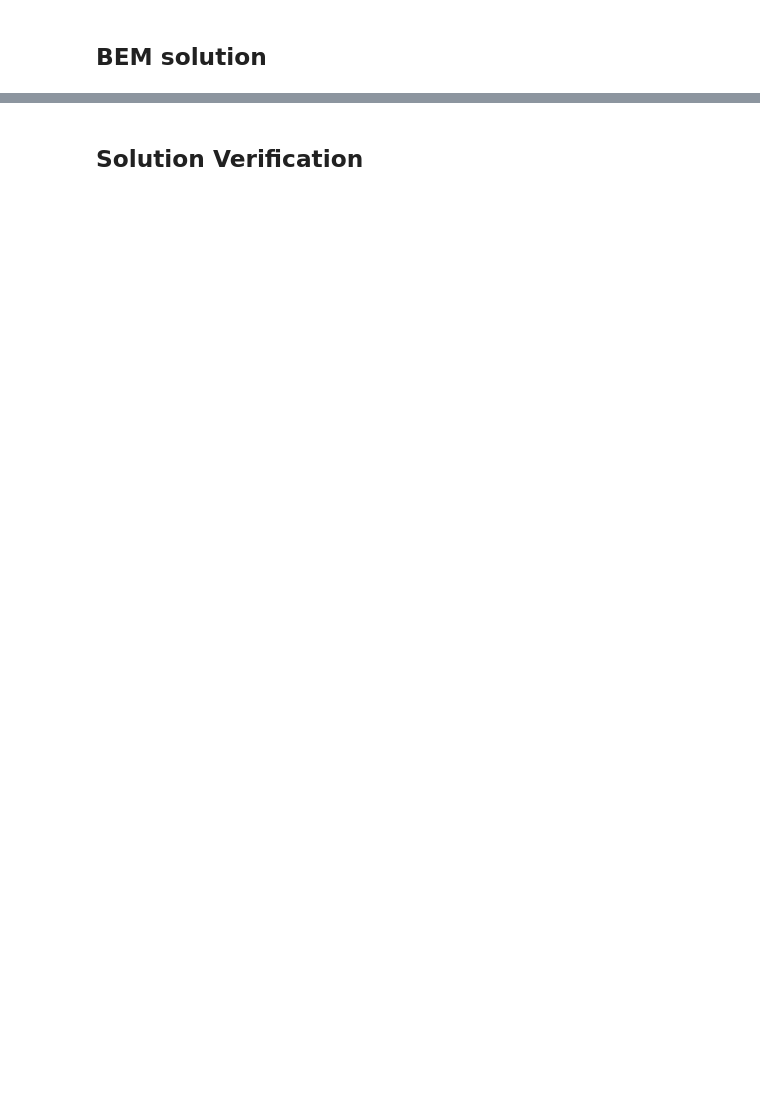
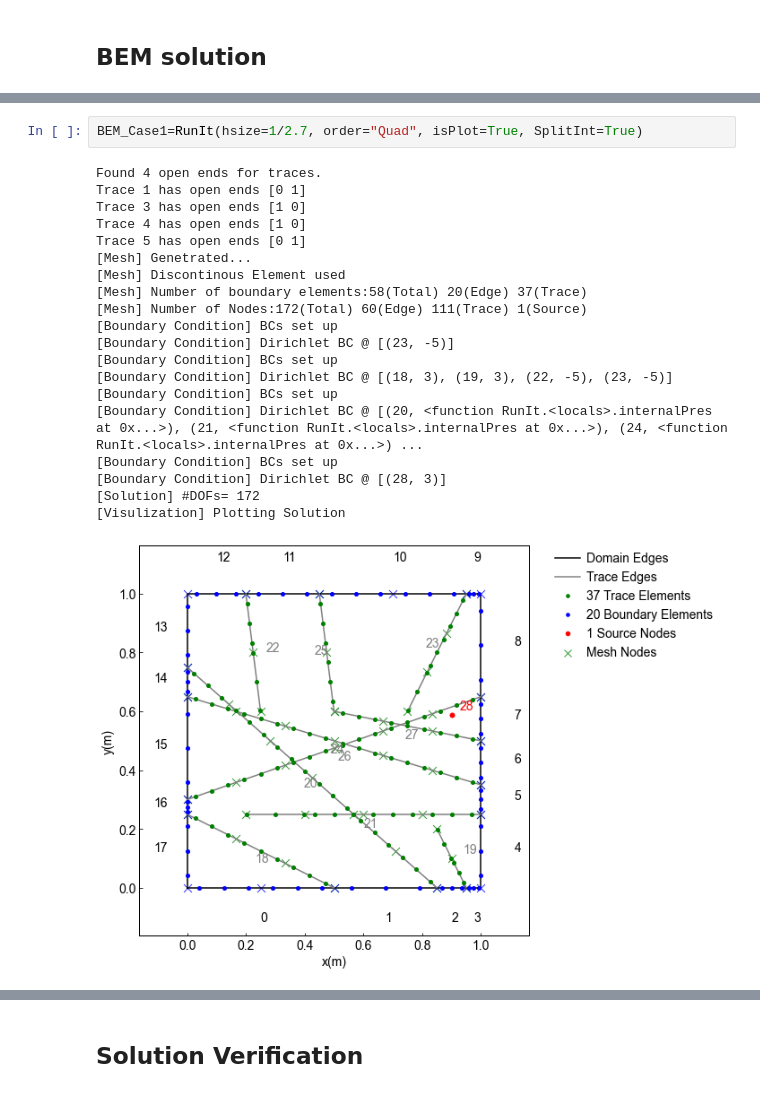
Before and after one commit to BinWang0213/PyDFN3D, a Jupyter notebook: Examples/Unit_Square_Sources.ipynb, the cells around one changed output, grey strips where cells are left out. Cells and saved outputs as stored; diff of their text form; blank space fills up the shorter version.

```diff
--- a/Examples/Unit_Square_Sources.ipynb
+++ b/Examples/Unit_Square_Sources.ipynb
@@ -95,0 +143,23 @@ xx=BEM_Case1.PostProcess.plot_Solution()
+# %%
+BEM_Case1=RunIt(hsize=1/2.7, order="Quad", isPlot=True, SplitInt=True)
+# %% [output]
+Found 4 open ends for traces.
+Trace 1 has open ends [0 1]
+Trace 3 has open ends [1 0]
+Trace 4 has open ends [1 0]
+Trace 5 has open ends [0 1]
+[Mesh] Genetrated...
+[Mesh] Discontinous Element used
+[Mesh] Number of boundary elements:58(Total) 20(Edge) 37(Trace)
+[Mesh] Number of Nodes:172(Total) 60(Edge) 111(Trace) 1(Source)
+[Boundary Condition] BCs set up
+[Boundary Condition] Dirichlet BC @ [(23, -5)]
+[Boundary Condition] BCs set up
+[Boundary Condition] Dirichlet BC @ [(18, 3), (19, 3), (22, -5), (23, -5)]
+[Boundary Condition] BCs set up
+[Boundary Condition] Dirichlet BC @ [(20, <function RunIt.<locals>.internalPres at 0x...>), (21, <function RunIt.<locals>.internalPres at 0x...>), (24, <function RunIt.<locals>.internalPres at 0x...>) ...
+[Boundary Condition] BCs set up
+[Boundary Condition] Dirichlet BC @ [(28, 3)]
+[Solution] #DOFs= 172
+[Visulization] Plotting Solution
+[figure, added]
```
Also changed, not shown: parts of 23 cells of this notebook, 37 other files.
